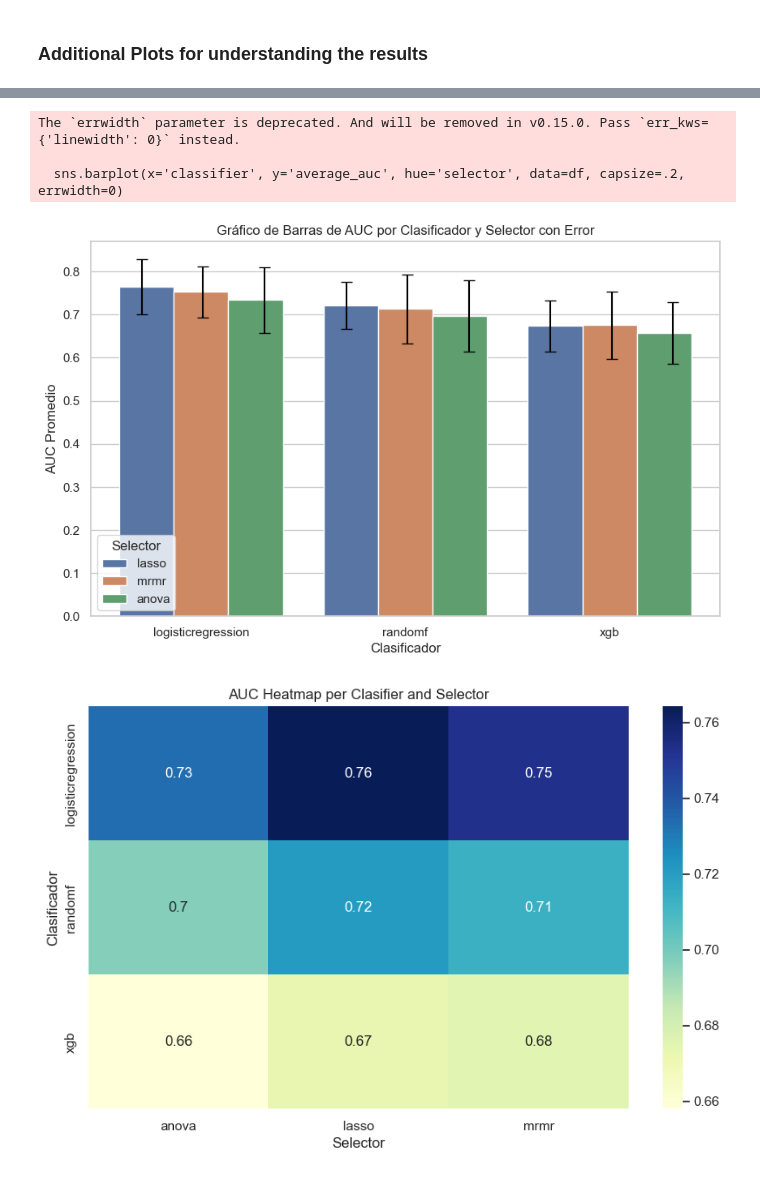
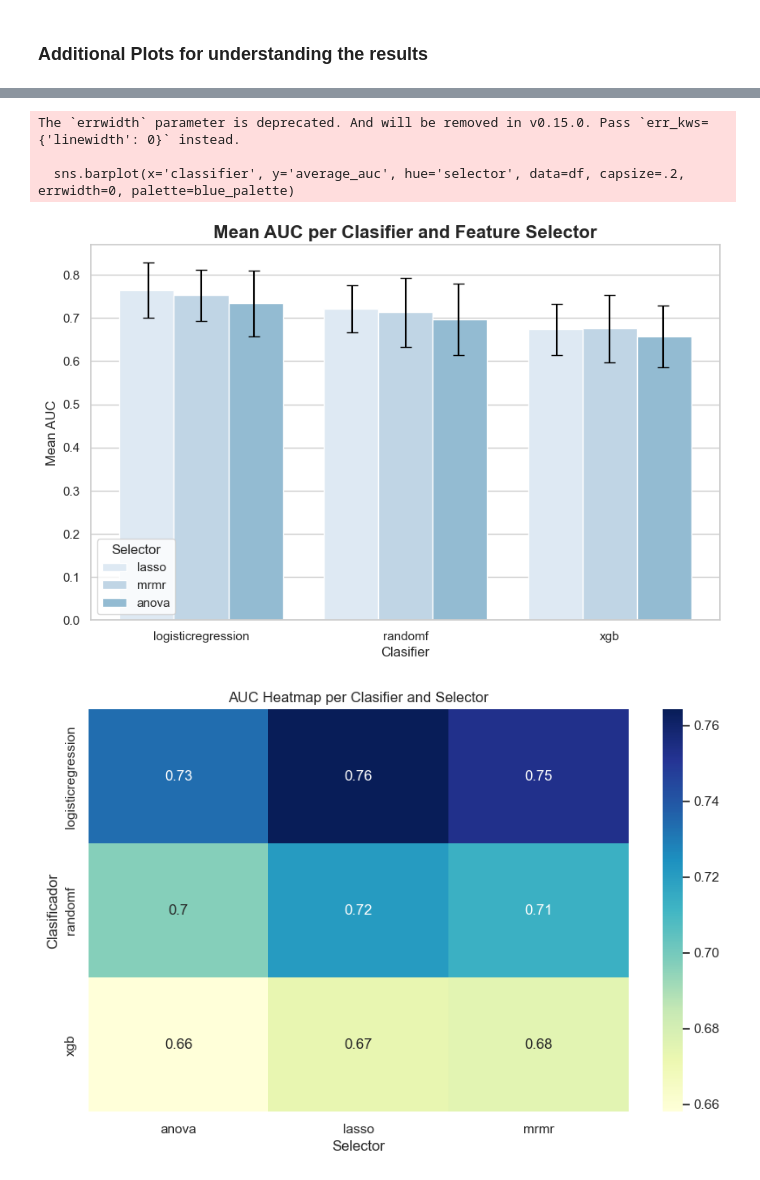
Before and after one commit to laiacoronas/predicting_immunotherapy_response, a Jupyter notebook: plot_resultsradiomics.ipynb, the cells around one changed output, grey strips where cells are left out. Cells and saved outputs as stored; diff of their text form; code cells hidden in the pictures.

Commit message:
plots

```diff
--- a/plot_resultsradiomics.ipynb
+++ b/plot_resultsradiomics.ipynb
@@ -10,7 +10,7 @@ classifiers = ["logisticregression", "randomf", "xgb"]
 selectors = ["lasso", "mrmr", "anova"]
 aggregations = ["largest", "unweighted", "weighted", "3largest"]
 
-base_path = "/Users/laiacoronassala/Desktop/predicting_immunotherapy_response/"
+base_path = "C:/Users/lclai/Desktop/predicting_immunotherapy_response"
 data_list = []
 
 # Iterate through all combinations
@@ -165,0 +175,25 @@ plt.show()
+# %%
+import seaborn as sns
+import matplotlib.pyplot as plt
+
+# Define la paleta de colores de azules
+blue_palette = sns.color_palette("Blues")
+
+# Crea el gráfico de barras con la paleta de colores de azules
+plt.figure(figsize=(10, 6))
+sns.barplot(x='classifier', y='average_auc', hue='aggregation', data=df, palette=blue_palette)
+
+for i, classifier in enumerate(df['classifier'].unique()):
+    for j, selector in enumerate(df['selector'].unique()):
+        std_err = mean_std_dev[(mean_std_dev['classifier'] == classifier) & (mean_std_dev['selector'] == selector)]['std_dev_auc']
+        plt.errorbar(i + j * 0.26 - 0.26,
+                     df[(df['classifier'] == classifier) & (df['selector'] == selector)]['average_auc'].mean(),
+                     yerr=std_err, fmt='none', color='black', capsize=5)
+
+
+
+plt.title('Barplot AUC por Clasificador y Método de Agregación')
+plt.ylabel('Media AUC')
+plt.xlabel('Clasificador')
+plt.legend(title='Agregación')
+plt.show()
@@ -166,31 +202,39 @@ plt.show()
 # %%
 #barplot
 #logistic and lasso are in general always better independently from the aggregation method used
 import matplotlib.pyplot as plt
 import seaborn as sns
+import seaborn as sns
+import matplotlib.pyplot as plt
 
+# Define la paleta de colores de azules
+blue_palette = sns.color_palette("Blues")
+
+# Crea el gráfico de barras con la paleta de colores de azules
 plt.figure(figsize=(10, 6))
-sns.barplot(x='classifier', y='average_auc', hue='selector', data=df, capsize=.2, errwidth=0)
+sns.barplot(x='classifier', y='average_auc', hue='selector', data=df, capsize=.2, errwidth=0, palette=blue_palette)
 
+# Calcula la media de la desviación estándar de AUC por clasificador y selector
 mean_std_dev = df.groupby(['classifier', 'selector'])['std_dev_auc'].mean().reset_index()
 
+# Añade barras de error
 for i, classifier in enumerate(df['classifier'].unique()):
     for j, selector in enumerate(df['selector'].unique()):
         std_err = mean_std_dev[(mean_std_dev['classifier'] == classifier) & (mean_std_dev['selector'] == selector)]['std_dev_auc']
-        plt.errorbar(i + j * 0.3-0.29,
+        plt.errorbar(i + j * 0.26 - 0.26,
                      df[(df['classifier'] == classifier) & (df['selector'] == selector)]['average_auc'].mean(),
                      yerr=std_err, fmt='none', color='black', capsize=5)
 
-plt.title('Gráfico de Barras de AUC por Clasificador y Selector con Error')
-plt.ylabel('AUC Promedio')
-plt.xlabel('Clasificador')
+plt.title("Mean AUC per Clasifier and Feature Selector", fontsize=16, fontweight='bold')
+plt.ylabel('Mean AUC')
+plt.xlabel('Clasifier')
 plt.legend(title='Selector')
 plt.show()
 # %% [output]
 The `errwidth` parameter is deprecated. And will be removed in v0.15.0. Pass `err_kws={'linewidth': 0}` instead.
 
-  sns.barplot(x='classifier', y='average_auc', hue='selector', data=df, capsize=.2, errwidth=0)
+  sns.barplot(x='classifier', y='average_auc', hue='selector', data=df, capsize=.2, errwidth=0, palette=blue_palette)
-[figure, old version]
+[figure, new version]
 # %%
 #heatmap
 pivot_df = df.pivot_table(values='average_auc', index='classifier', columns='selector', aggfunc='mean')
```
Also changed, not shown: parts of 8 cells of this notebook, 1 other file.
